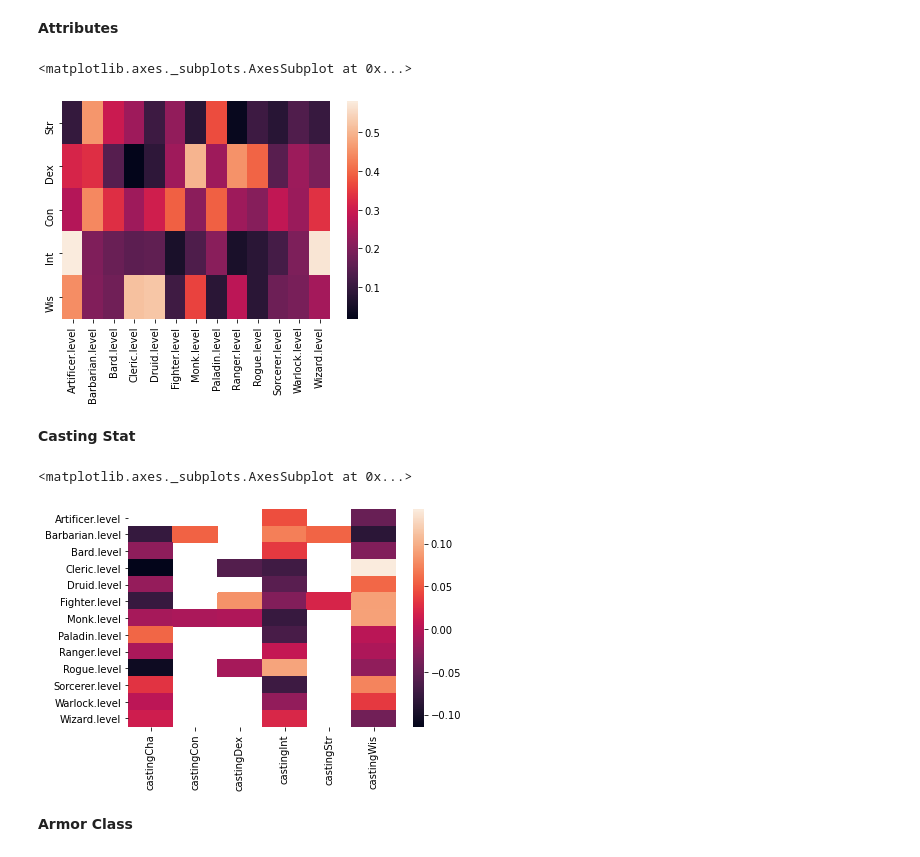
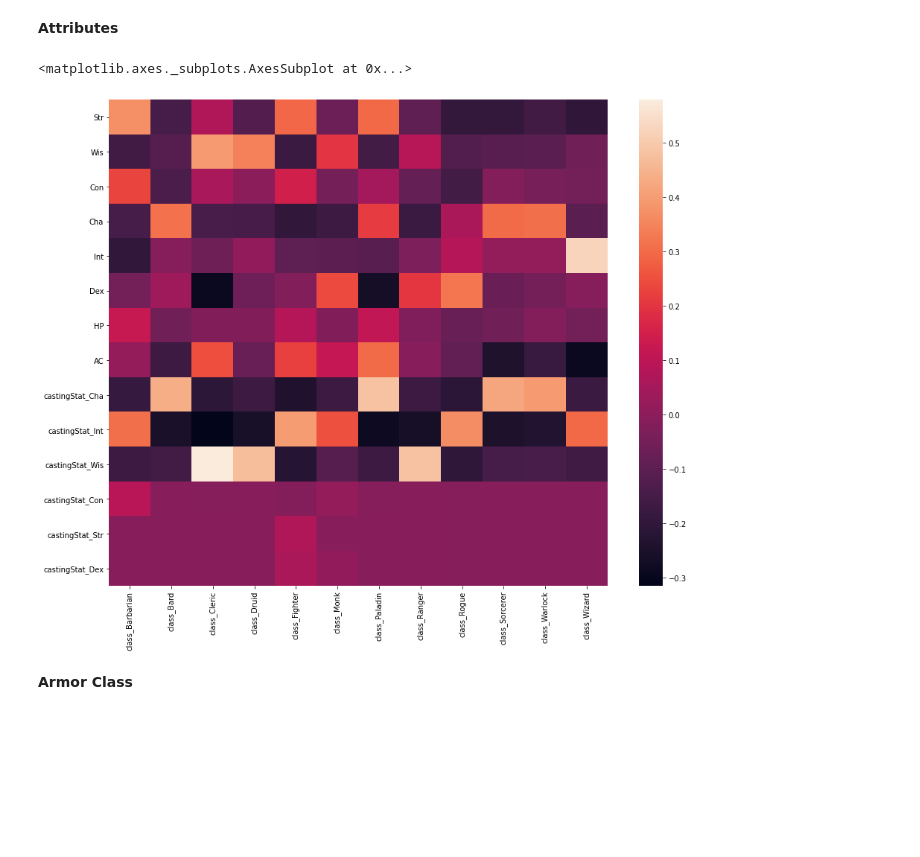
Before and after one commit to nadduck/dnd-ml, a Jupyter notebook: D&D_Character_Modeling.ipynb, the cells around one changed output. Saved outputs shown, nothing was run; the diff lists cells and outputs as text; code cells hidden in the pictures; blank space fills up the shorter version.

```diff
--- a/D&D_Character_Modeling.ipynb
+++ b/D&D_Character_Modeling.ipynb
@@ -89,10 +74,10 @@ if df.shape[0] < df.shape[1]:
 # %% [markdown]
 ## Unpack data
 # %%
-# unpacking everything each column comes in 2 types: jsons or singleton lists
+# scrappily unpacking everything--each column comes in 2 types: jsons or singleton lists
 # but dtypes only indicate if it's a python 'object'
 # drop some of the unnecessary (for us) columns, e.g. ip, finger, date, location, hash, choices
-# [7803 rows x 11457 columns] for spells, drop those and weapons for now
+# [7803 rows x 11457 columns] when unpacking spells, drop those and weapons for now
 
 ignore = ['ip', 'finger','date', 'location', 'hash', 'choices','weapons', 'name', 'spells']
 
@@ -114,7 +99,6 @@ for key in df.keys():
 
 num_spells = df['spells'].apply(len).reset_index(drop=True)
 
-clean_df = pd.concat([clean_df, num_spells], axis = 1)
-
-clean_df['spells']
+clean_df['num_spells'] = num_spells
+clean_df
 # %% [output]
@@ -245,0 +190,14 @@ removing 79 entries with HP / level < 2.5 and HP / level > 16.0
+# %%
+# HP outliers
+hp_per_level = no_artificer_df['hp_per_lvl']
+
+boxplot = plt.boxplot(hp_per_level)
+whiskers = [x.get_ydata()[1] for x in boxplot['whiskers']] # gives the 1.5*iqr whisker boundaries
+
+n_small_outliers = len(hp_per_level[hp_per_level < whiskers[0]])
+n_large_outliers = len(hp_per_level[hp_per_level > whiskers[1]])
+n_outliers = n_small_outliers + n_large_outliers
+
+print(f'removing {n_outliers} entries with HP / level < {whiskers[0]} and HP / level > {whiskers[1]}')
+no_artificer_df = no_artificer_df[hp_per_level >= whiskers[0]]
+no_artificer_df = no_artificer_df[hp_per_level <= whiskers[1]]
@@ -542,42 +458,31 @@ for col in "HP", "AC":
 # %%
 # to identify which features we should include or may give us info
 
-#plt.figure(figsize=(10,5))
+plt.figure(figsize=(15,12))
 
 # correlation between different attributes
-#sns.heatmap(attributes_data.corr())
 # con and str seam to have a decent correlation, but the rest dont
 
+class_type = pd.get_dummies(no_artificer_df["class1"], prefix='class')
+no_artificer_df = pd.concat([no_artificer_df, class_type], axis = 1)
 
+z = ['Barbarian', 'Bard', 'Cleric', 'Druid', 'Fighter', 'Monk', 'Paladin',
+    'Ranger', 'Rogue', 'Sorcerer', 'Warlock', 'Wizard']
+
+classes = [f'class_{class_}' for class_ in z]
 # correlation between attributes and classes
-att_class_cols = ['Str','Dex','Con','Int','Wis','Cha','Artificer.level','Barbarian.level','Bard.level','Cleric.level','Druid.level','Fighter.level','Monk.level' \
-                  ,'Paladin.level','Ranger.level','Rogue.level','Sorcerer.level','Warlock.level','Wizard.level']
-att_class_df = clean_df[ att_class_cols ]
+casting_stat = ['castingStat_Cha', 'castingStat_Int', 'castingStat_Wis',
+                'castingStat_Con', 'castingStat_Str', 'castingStat_Dex']
+att_class_cols = attributes + ['HP', 'AC'] + casting_stat + classes
+att_class_df = no_artificer_df[ att_class_cols ]
 
-#sns.heatmap(att_class_df.corr())
 
 att_class_corr = att_class_df.corr()
-att_class_corr = att_class_corr.iloc[ 0:5, 6:]
+att_class_corr = att_class_corr.iloc[ 0:14, 14:]
 sns.heatmap(att_class_corr)
-
-#print(pd.plotting.scatter_matrix(att_class_df, figsize = (20,15)))
-# correlation is probably not the way to go, since this is multiclass...maybe probability / likelihood?
 # %% [output]
 <matplotlib.axes._subplots.AxesSubplot at 0x...>
-[figure, old version]
+[figure, new version]
-# %% [markdown]
-**Casting Stat**
-# %%
-
-# correlation between alignment and classes
-
-casting_stat = ['castingCha', 'castingCon', 'castingDex', 'castingInt', 'castingStr', 'castingWis']
-
-cast_stat_class_df = clean_df[class_list + casting_stat]
-sns.heatmap(cast_stat_class_df.corr().iloc[0:13, 13:])
-# %% [output]
-<matplotlib.axes._subplots.AxesSubplot at 0x...>
-[figure, removed]
 # %% [markdown]
 **Armor Class**
 # %%
```
Also changed, not shown: parts of 72 cells of this notebook.
